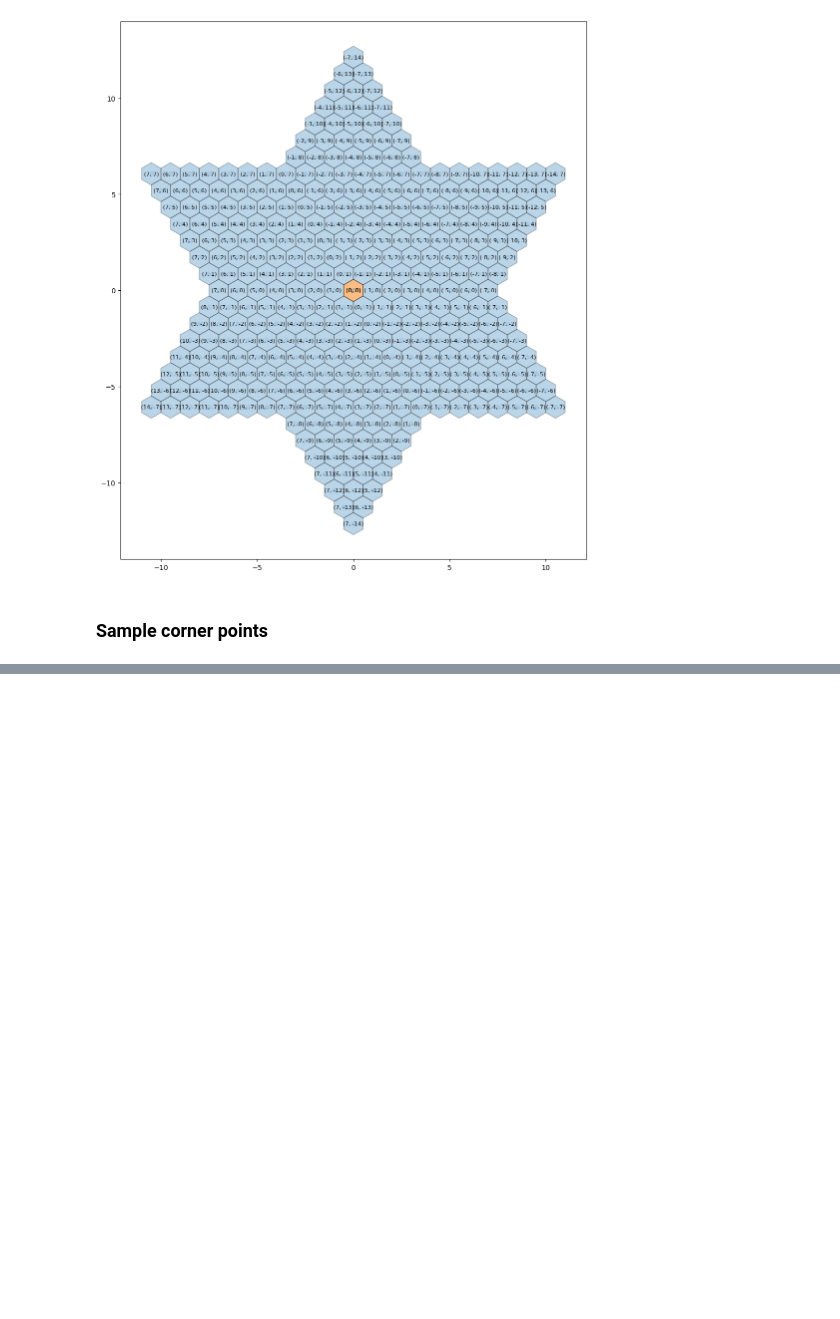
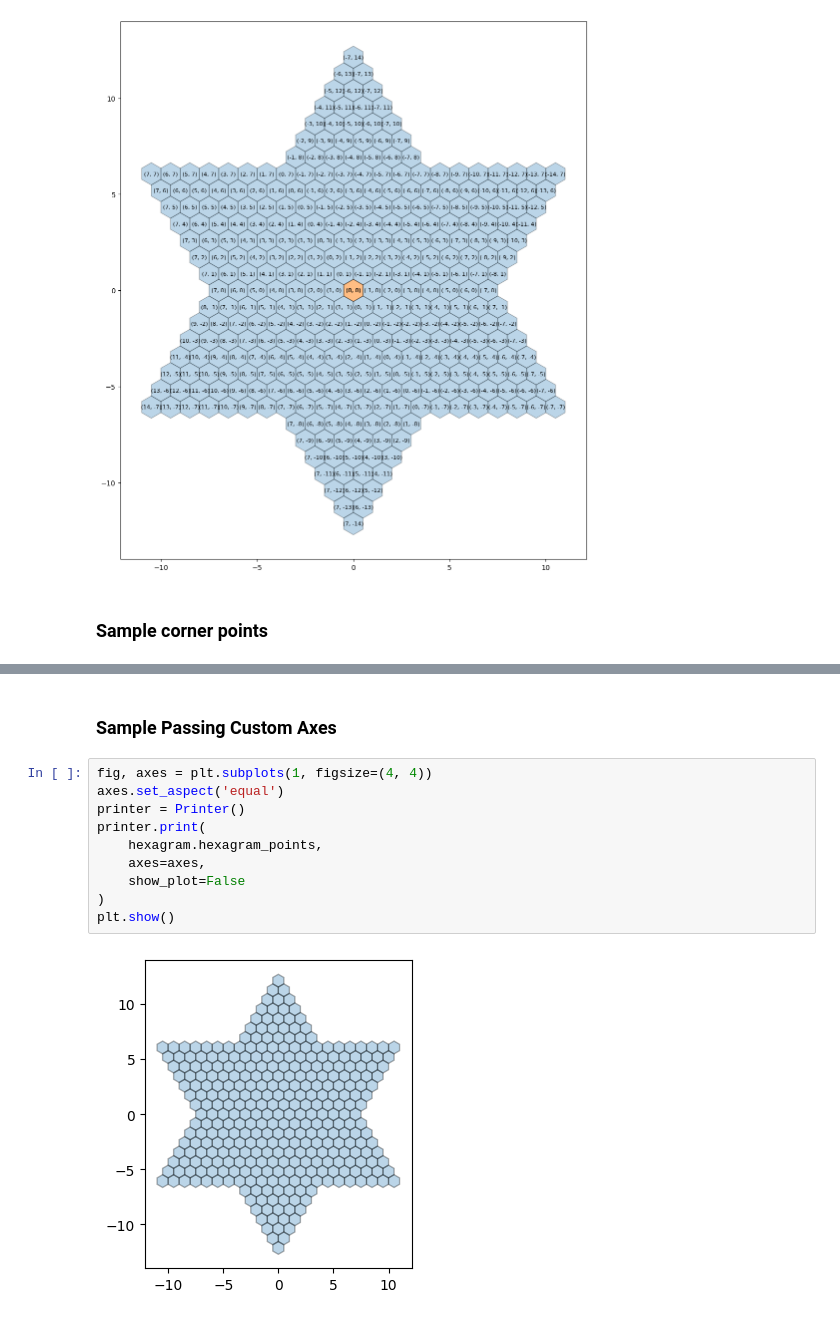
Before and after one commit to dakotacolorado/ChineseCheckersBot, a Jupyter notebook: hexagram_examples.ipynb, the cells around one changed output, grey strips where cells are left out. Saved outputs shown, nothing was run; the diff lists cells and outputs as text; blank space fills up the shorter version.

```diff
--- a/hexagram_examples.ipynb
+++ b/hexagram_examples.ipynb
@@ -26,3 +30,17 @@ printer.print_grid(
 )
 # %% [output]
 [figure]
+# %% [markdown]
+### Sample Passing Custom Axes
+# %%
+fig, axes = plt.subplots(1, figsize=(4, 4))
+axes.set_aspect('equal')
+printer = Printer()
+printer.print(
+    hexagram.hexagram_points,
+    axes=axes,
+    show_plot=False
+)
+plt.show()
+# %% [output]
+[figure, added]
```
Also changed, not shown: parts of 4 cells of this notebook, 3 other files.
